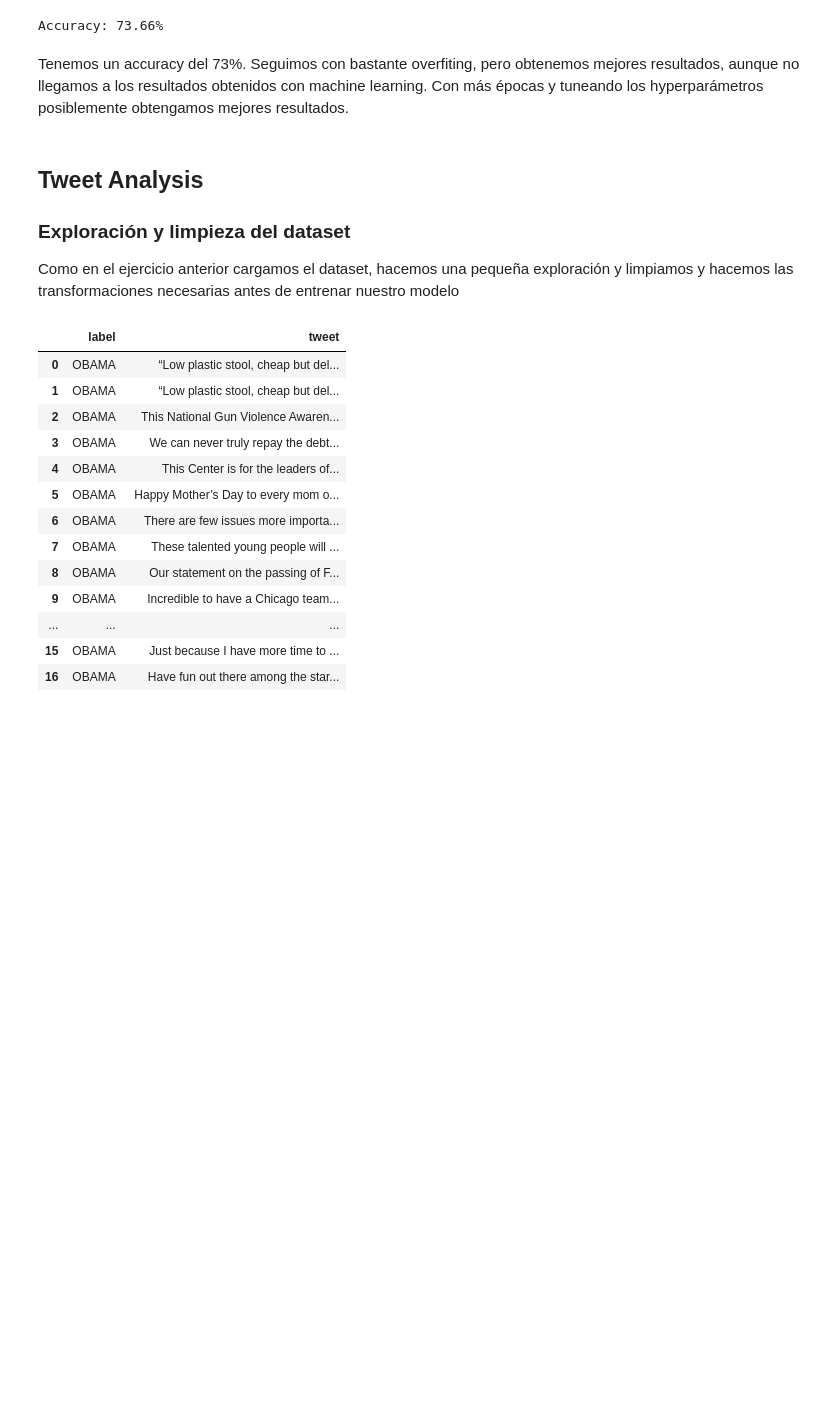
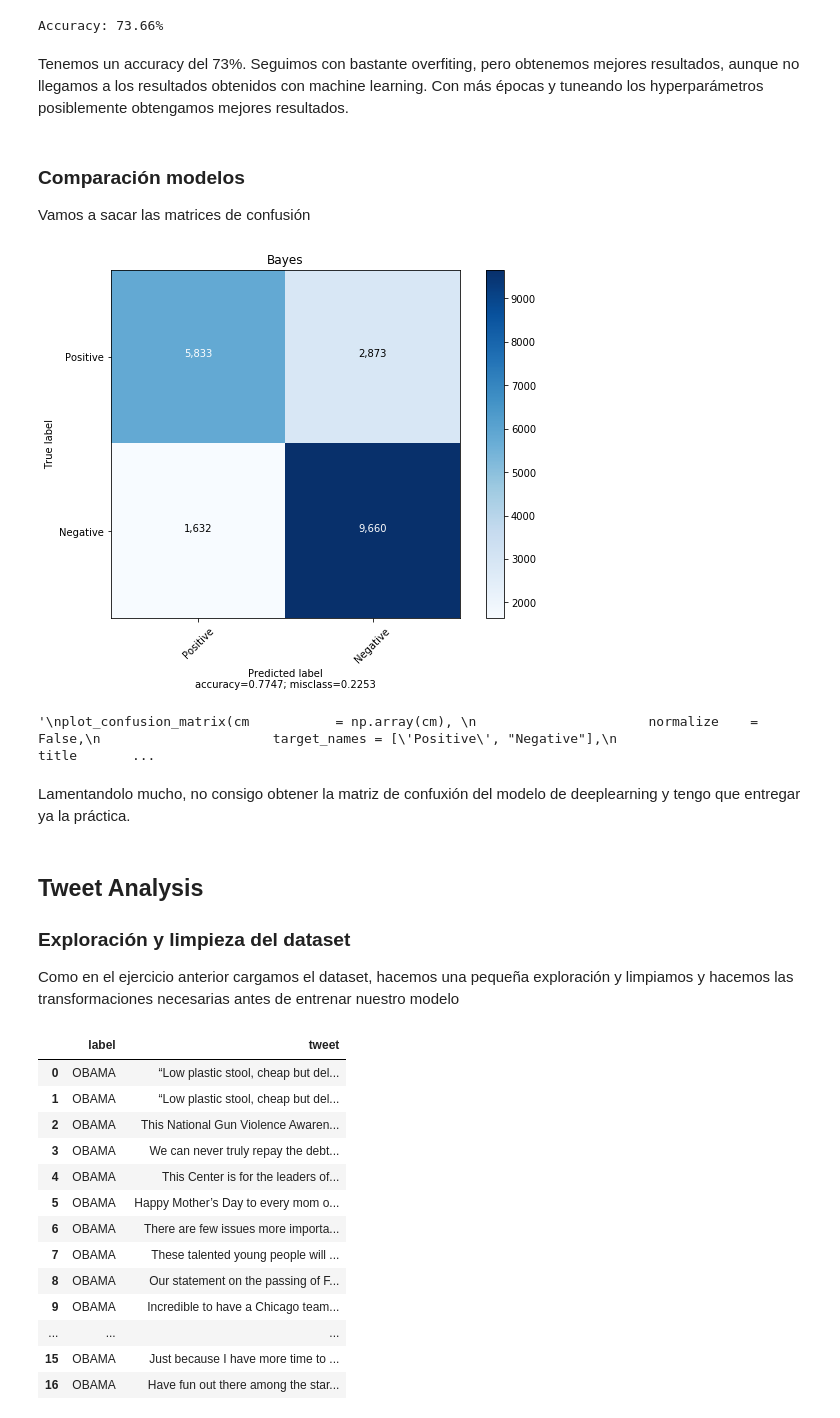
Before and after one commit to ivanrumo/KC_Practica_NLP, a Jupyter notebook: Practica.ipynb, the cells around one changed output. Drawn from its saved outputs; the diff is of its cells as text; code cells hidden in the pictures; blank space fills up the shorter version.

Commit message:
Final de la práctica

```diff
--- a/Practica.ipynb
+++ b/Practica.ipynb
@@ -704,3 +787,6 @@ print("Accuracy: %.2f%%" % (scores[1]*100))
 Accuracy: 73.66%
 # %% [markdown]
 Tenemos un accuracy del 73%. Seguimos con bastante overfiting, pero obtenemos mejores resultados, aunque no llegamos a los resultados obtenidos con machine learning. Con más épocas y tuneando los hyperparámetros posiblemente obtengamos mejores resultados.
+# %% [markdown]
+### Comparación modelos
+Vamos a sacar las matrices de confusión
@@ -707,3 +871,31 @@ Tenemos un accuracy del 73%. Seguimos con bastante overfiting, pero obtenemos me
+# %%
+#bayes_model = load('bayes.joblib').get('model')
+y_pred = bayes_model.predict(X_test)
+cm = confusion_matrix(y_test, y_pred)
+
+plot_confusion_matrix(cm           = np.array(cm),
+                      normalize    = False,
+                      target_names = ['Positive', "Negative"],
+                      title        = "Bayes")
+# %% [output]
+[figure, added]
+# %%
+#!wget https://github.com/ivanrumo/KC_Practica_NLP/blob/master/lstm2.h5?raw=true -O lstm2.h5
+#lstm_model = load_model('lstm2.h5')
+y_pred = lstm_model.predict(X_test)
+y_pred
+#cm = confusion_matrix(y_test, y_pred)
+#cm = tf.math.confusion_matrix(labels=y_test, predictions=y_pred).numpy()
+
+
+#plot_confusion_matrix(cm           = np.array(cm),
+#                      normalize    = False,
+#                      target_names = ['Positive', "Negative"],
+#                      title        = "Bayes")
+# %% [output]
+'\nplot_confusion_matrix(cm           = np.array(cm), \n                      normalize    = False,\n                      target_names = [\'Positive\', "Negative"],\n                      title       ...
+# %% [markdown]
+Lamentandolo mucho, no consigo obtener la matriz de confuxión del modelo de deeplearning y tengo que entregar ya la práctica.
 # %% [markdown]
 ## Tweet Analysis
 
```
Also changed, not shown: parts of 79 cells of this notebook.
